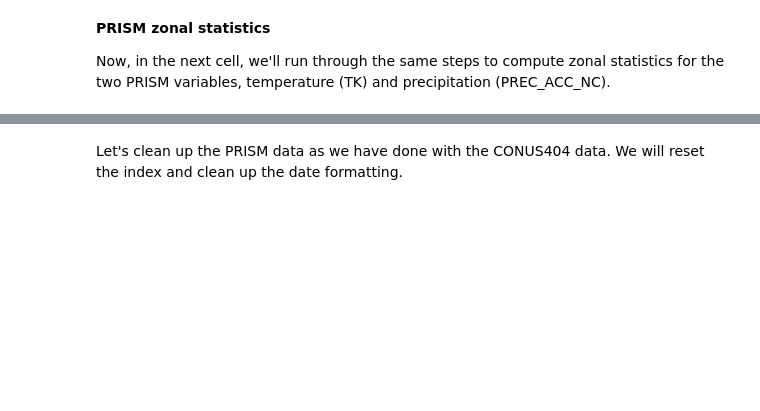
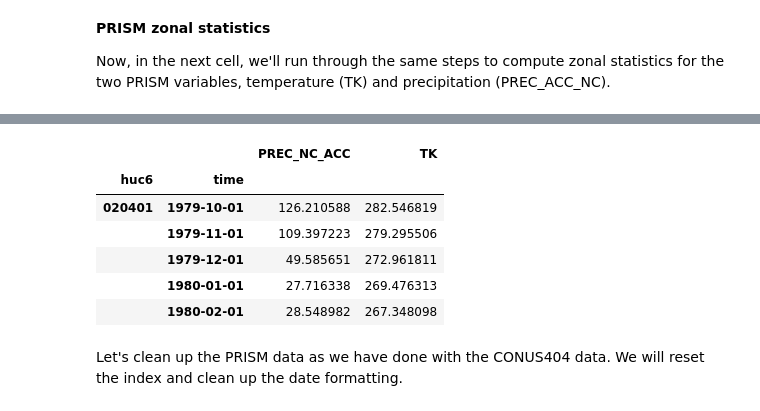
Before and after one commit to hytest-org/hytest, a Jupyter notebook: evaluation/tutorials/CONUS404/2_CONUS404_DRB_Analysis.ipynb, the cells around one changed output, grey strips where cells are left out. Drawn from its saved outputs; the diff is of its cells as text; code cells hidden in the pictures; blank space fills up the shorter version.

```diff
--- a/evaluation/tutorials/CONUS404/2_CONUS404_DRB_Analysis.ipynb
+++ b/evaluation/tutorials/CONUS404/2_CONUS404_DRB_Analysis.ipynb
@@ -422,6 +679,8 @@ Now, in the next cell, we'll run through the same steps to compute zonal statist
 # %%
 # open dataset
+conus404_drb_cat['prism-drb-OSN'].kwargs['decode_coords'] = 'all'
 prism_drb = conus404_drb_cat['prism-drb-OSN'].to_dask()
+prism_drb = prism_drb.chunk(dict(x=-1))
 
 # prism crs
 prism_crs = 4269 # EPSG:4269 = NAD83
@@ -480,33 +739,41 @@ prism_ds_weights = xr.Dataset(prism_df_weights)
 prism_weights_sparse = prism_ds_weights.unstack(sparse=True, fill_value=0.).weights
 
 # Matrix multiplication across each DataArray
-with dask.config.set(**{'array.slicing.split_large_chunks': False}):
+with dask.config.set(**{'array.slicing.split_large_chunks': False, 'allow_rechunk': True}):
     prism_precip_regridded = xr.apply_ufunc(
         apply_weights_matmul_sparse,
         prism_weights_sparse,
         prism_drb["PREC_ACC_NC"],
         join="left",
         input_core_dims=[["y", "x", "huc6"], ["y", "x"]],
         output_core_dims=[["huc6"]],
         dask="parallelized",
         meta=[np.ndarray((0,))]
     )
 
     prism_tk_regridded = xr.apply_ufunc(
         apply_weights_matmul_sparse,
         prism_weights_sparse,
         prism_drb["TK"],
         join="left",
         input_core_dims=[["y", "x", "huc6"], ["y", "x"]],
         output_core_dims=[["huc6"]],
         dask="parallelized",
         meta=[np.ndarray((0,))]
     )
 # merge DataArrays into Dataset
 prism_regridded = xr.Dataset({"PREC_NC_ACC": prism_precip_regridded,
                               "TK": prism_tk_regridded})
 prism_regridded.attrs = prism_drb.attrs
 
 # Covert to DataFrame
 prism_df = prism_regridded.load().to_dataframe()
 prism_df.head()
+# %% [output]
+|  |  | PREC_NC_ACC | TK |
+| huc6 | time |  |  |
+| 020401 | 1979-10-01 | 126.210588 | 282.546819 |
+|  | 1979-11-01 | 109.397223 | 279.295506 |
+|  | 1979-12-01 | 49.585651 | 272.961811 |
+|  | 1980-01-01 | 27.716338 | 269.476313 |
+|  | 1980-02-01 | 28.548982 | 267.348098 |
```
Also changed, not shown: parts of 55 cells of this notebook.
